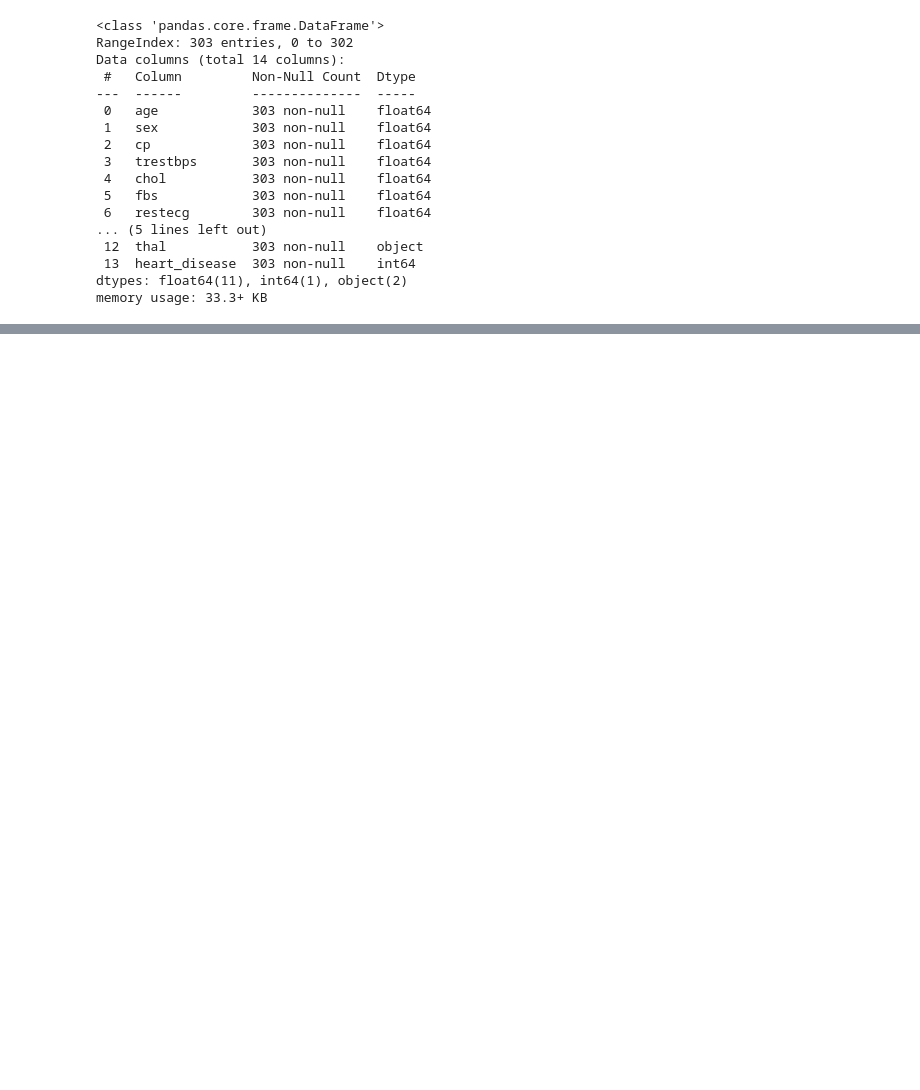
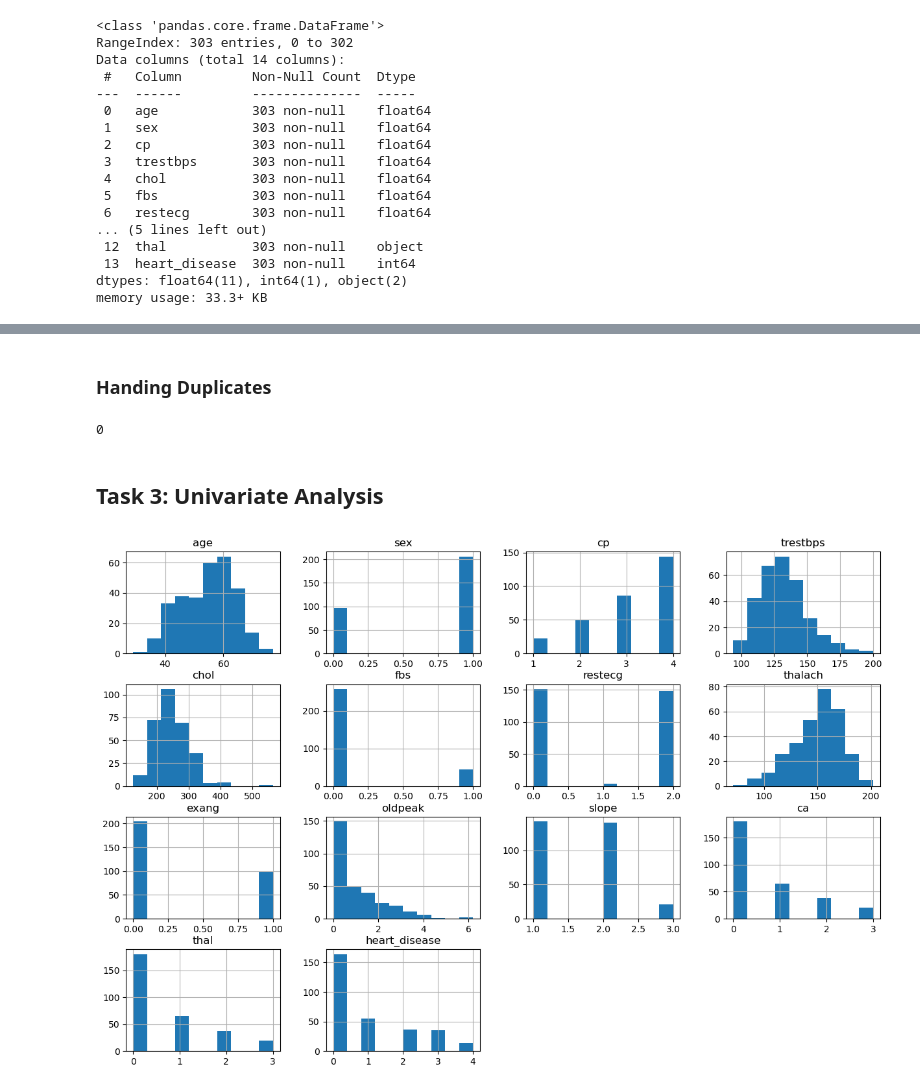
Before and after one commit to Amoako419/Heart_EDA, a Jupyter notebook: eda.ipynb, the cells around one changed output, grey strips where cells are left out. Cells and saved outputs as stored; diff of their text form; code cells hidden in the pictures; blank space fills up the shorter version.

Commit message:
Task 2 done

```diff
--- a/eda.ipynb
+++ b/eda.ipynb
@@ -62,0 +129,6 @@ memory usage: 33.3+ KB
+# %%
+# Replacing ? with the mode
+health_data['ca'].replace({'?':'0.0'},inplace=True)
+# %%
+# Changing the dtype of the ca column to float
+health_data['ca'] = health_data['ca'].astype('float64')
@@ -62,0 +145,6 @@ memory usage: 33.3+ KB
+# %%
+# Replacing the ? in the thal values
+health_data['thal'].replace({'?':'0.0'},inplace=True)
+# %%
+# Changing the dtype of the thal column to float
+health_data['thal'] = health_data['ca'].astype('float64')
@@ -62,0 +191,14 @@ memory usage: 33.3+ KB
+# %% [markdown]
+### Handing Duplicates
+# %%
+# Checking for duplicates
+health_data.duplicated().sum()
+# %% [output]
+0
+# %% [markdown]
+## Task 3: Univariate Analysis
+# %%
+# Visualizing the distribution
+health_data.hist(figsize=(15,10));
+# %% [output]
+[figure, added]
```
Also changed, not shown: parts of 13 cells of this notebook.
